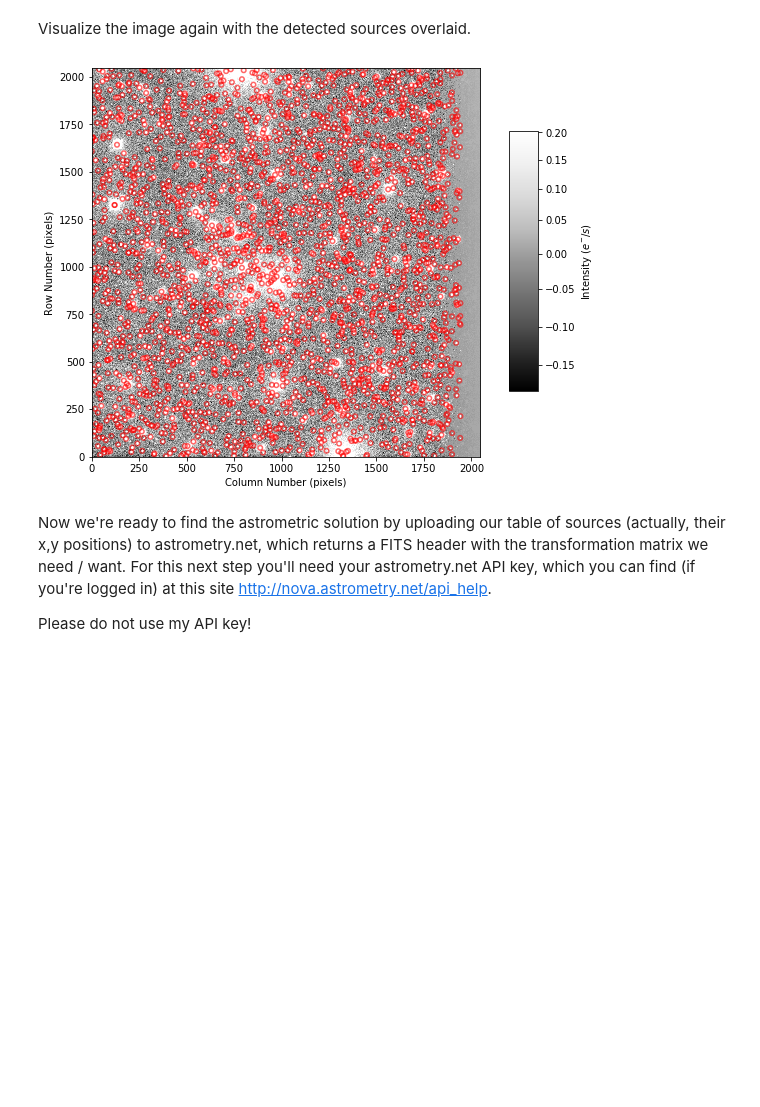
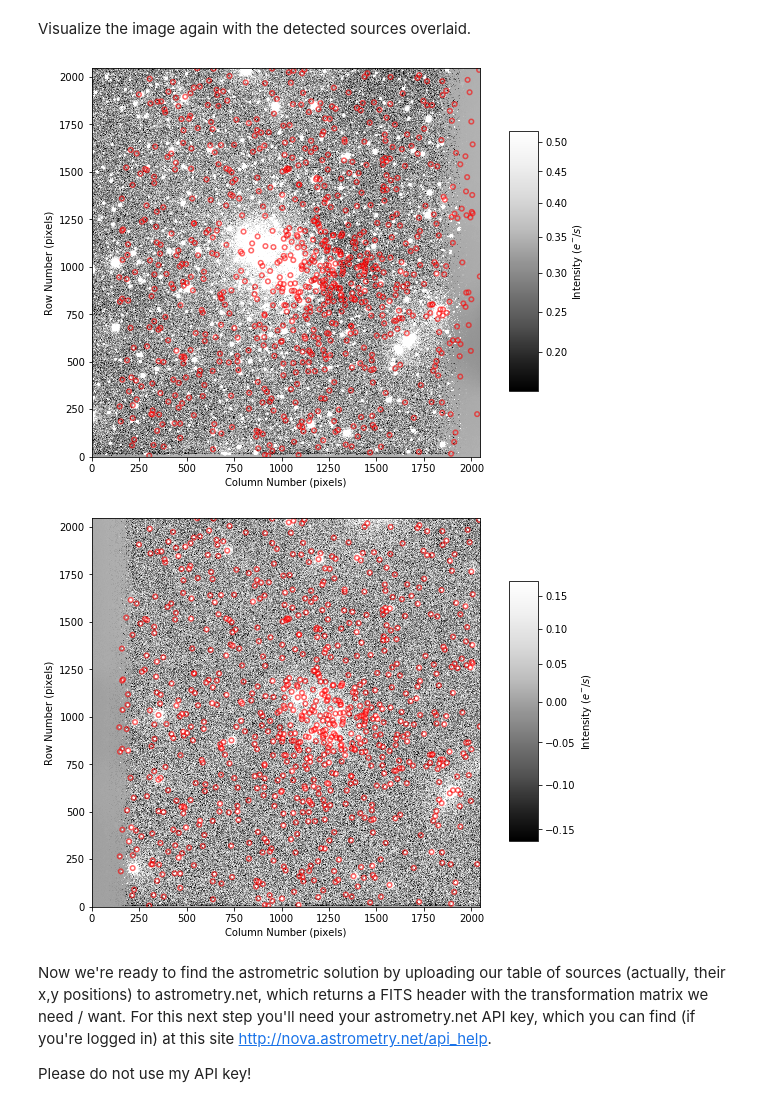
Before and after one commit to shadycactus/astr596_smechemobsproject, a Jupyter notebook: reduction_part4_student.ipynb, the cells around one changed output. Saved outputs shown, nothing was run; the diff lists cells and outputs as text; code cells hidden in the pictures; blank space fills up the shorter version.

```diff
--- a/reduction_part4_student.ipynb
+++ b/reduction_part4_student.ipynb
@@ -147,5 +148,6 @@ Firs we write a routine to read in images.
 #******
 #This reads in images into variables that we will use.  You will need to do this for
 #every image that you combined
-img_ngc7296_V, imgfile_ngc7296_V = readimage('ngc7276_V_comb.fits')
+img_NGC7128_V, imgfile_NGC7128_V = readimage('NGC7128_V_comb.fits')
+img_NGC7128_B, imgfile_NGC7128_B = readimage('NGC7128_B_comb.fits')
 # %% [output]
@@ -168,5 +171,6 @@ def get_sky_background(img, verbose=True):
 You will need to repeat these commands for each combined image and band combination
 # %%
 #***********
-bkg = get_sky_background(img_ngc7296_V, verbose=True)
+bkg = get_sky_background(img_NGC7128_V, verbose=True)
+bkg = get_sky_background(img_NGC7128_B, verbose=True)
 # %% [output]
@@ -177,2 +179,6 @@ img_ngc7296_V_nosky = img_ngc7296_V - bkg.background
+# %%
+#***********
+img_NGC7128_V_nosky = img_NGC7128_V - bkg.background
+img_NGC7128_B_nosky = img_NGC7128_B - bkg.background
 # %%
 #***********
@@ -229,7 +244,8 @@ def find_stars(image, imgfile, fwhm=3.0, nsigma=3, sigma=None,
     return srcs
 # %%
 #***********
-srcs = find_stars(img_ngc7296_V_nosky, imgfile_ngc7296_V, sigma=bkg.background_rms_median, nsigma=5,
+srcs = find_stars(img_NGC7128_V_nosky, imgfile_NGC7128_V, sigma=bkg.background_rms_median, nsigma=5,
                   verbose=True, overwrite=False)
-srcs
+srcs = find_stars(img_NGC7128_B_nosky, imgfile_NGC7128_B, sigma=bkg.background_rms_median, nsigma=5,
+                  verbose=True, overwrite=False)
 # %% [output]
@@ -257,9 +257,11 @@ Table length=2468
 Visualize the image again with the detected sources overlaid.
 # %%
 #***********
-display_image(img_ngc7296_V_nosky, srcs=srcs, calibrated=True)
+display_image(img_NGC7128_V_nosky, srcs=srcs, calibrated=True)
+display_image(img_NGC7128_B_nosky, srcs=srcs, calibrated=True)
 # %% [output]
-[figure, old version]
+[figure, new version]
+[figure, added]
 # %% [markdown]
 Now we're ready to find the astrometric solution by uploading our table of sources (actually, their x,y positions) to astrometry.net, which returns a FITS header with the transformation matrix we need / want. For this next step you'll need your astrometry.net API key, which you can find (if you're logged in) at this site http://nova.astrometry.net/api_help.
 
```
Also changed, not shown: parts of 10 cells of this notebook.
